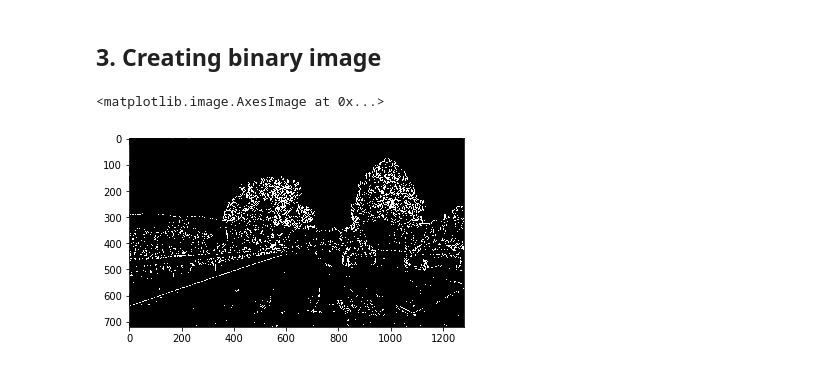
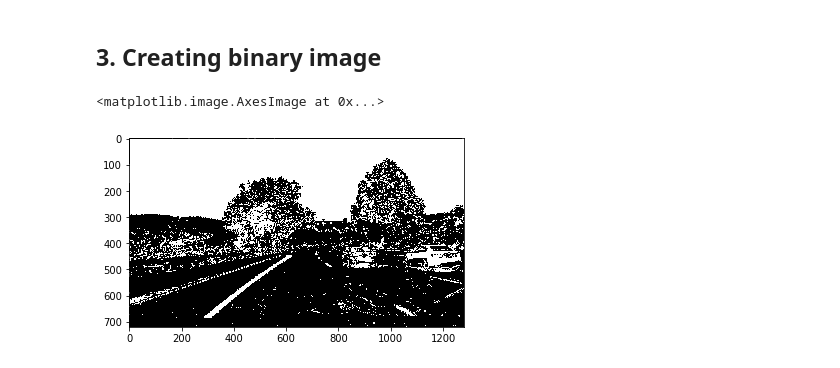
Before and after one commit to DataShrimp/CarND-Advanced-Lane-Lines, a Jupyter notebook: solution.ipynb, the cells around one changed output. Drawn from its saved outputs; the diff is of its cells as text; code cells hidden in the pictures.

```diff
--- a/solution.ipynb
+++ b/solution.ipynb
@@ -72,6 +72,7 @@ cv2.destroyAllWindows()
 # %% [markdown]
 ## 3. Creating binary image
 # %%
+# sobel operation
 def abs_sobel_thresh(img, orient='x', sobel_kernel=3, thresh=(0, 255)):
     gray = cv2.cvtColor(img, cv2.COLOR_BGR2GRAY)
     if orient=='x':
@@ -84,6 +85,7 @@ def abs_sobel_thresh(img, orient='x', sobel_kernel=3, thresh=(0, 255)):
     grad_binary[(scaled_sobel>=thresh[0])&(scaled_sobel<=thresh[1])] = 1
     return grad_binary
 
+# magnitude of the gradient
 def mag_thresh(image, sobel_kernel=3, mag_thresh=(0, 255)):
     gray = cv2.cvtColor(img, cv2.COLOR_RGB2GRAY)
     sobelx = cv2.Sobel(gray, cv2.CV_64F, 1, 0, ksize=sobel_kernel)
@@ -95,7 +97,8 @@ def mag_thresh(image, sobel_kernel=3, mag_thresh=(0, 255)):
     mag_binary[(gradmag>=mag_thresh[0])&(gradmag<=mag_thresh[1])] = 1
     return mag_binary
 
-def dir_threshold(image, sobel_kernel=3, thresh=(0, np.pi/2)):
+# direction of the gradient
+def dir_thresh(image, sobel_kernel=3, thresh=(0, np.pi/2)):
     gray = cv2.cvtColor(img, cv2.COLOR_RGB2GRAY)
     sobelx = cv2.Sobel(gray, cv2.CV_64F, 1, 0, ksize=sobel_kernel)
     sobely = cv2.Sobel(gray, cv2.CV_64F, 0, 1, ksize=sobel_kernel)
@@ -104,10 +107,25 @@ def dir_threshold(image, sobel_kernel=3, thresh=(0, np.pi/2)):
     dir_binary[(absgraddir >= thresh[0]) & (absgraddir <= thresh[1])] = 1
     return dir_binary
 
-img = cv2.imread('test_images/test1.jpg')
-gradx = abs_sobel_thresh(img, 'x', 3, (20, 100))
-grady = abs_sobel_thresh(img, 'y', 3, (20, 100))
-plt.imshow(gradx, cmap='gray')
+# hls color selection
+def hls_thresh(image, thresh=(0,255)):
+    hls = cv2.cvtColor(img, cv2.COLOR_BGR2HLS)
+    S = hls[:,:,2]
+    color_binary = np.zeros_like(S)
+    color_binary[(S>=thresh[0])&(S<=thresh[1])] = 1
+    return color_binary
-# %% [output]
-<matplotlib.image.AxesImage at 0x...>
-[figure, removed]
+# %%
+img = cv2.imread('test_images/test1.jpg')
+gradx = abs_sobel_thresh(img, 'x', 5, (20, 100))
+grady = abs_sobel_thresh(img, 'y', 5, (20, 100))
+mag_binary = mag_thresh(img, 9, (30, 100))
+dir_binary = dir_thresh(img, 15, (0.7, 1.3))
+color_binary = hls_select(img, (90, 255))
+
+# combine together
+combined = np.zeros_like(color_binary)
+combined[((gradx==1)&(grady==1)) | ((mag_binary==1)&(dir_binary==1)) | color_binary==1] = 1
+plt.imshow(combined, cmap='gray')
+# %% [output]
+<matplotlib.image.AxesImage at 0x...>
+[figure, added]
```
Also changed, not shown: parts of 7 cells of this notebook.
